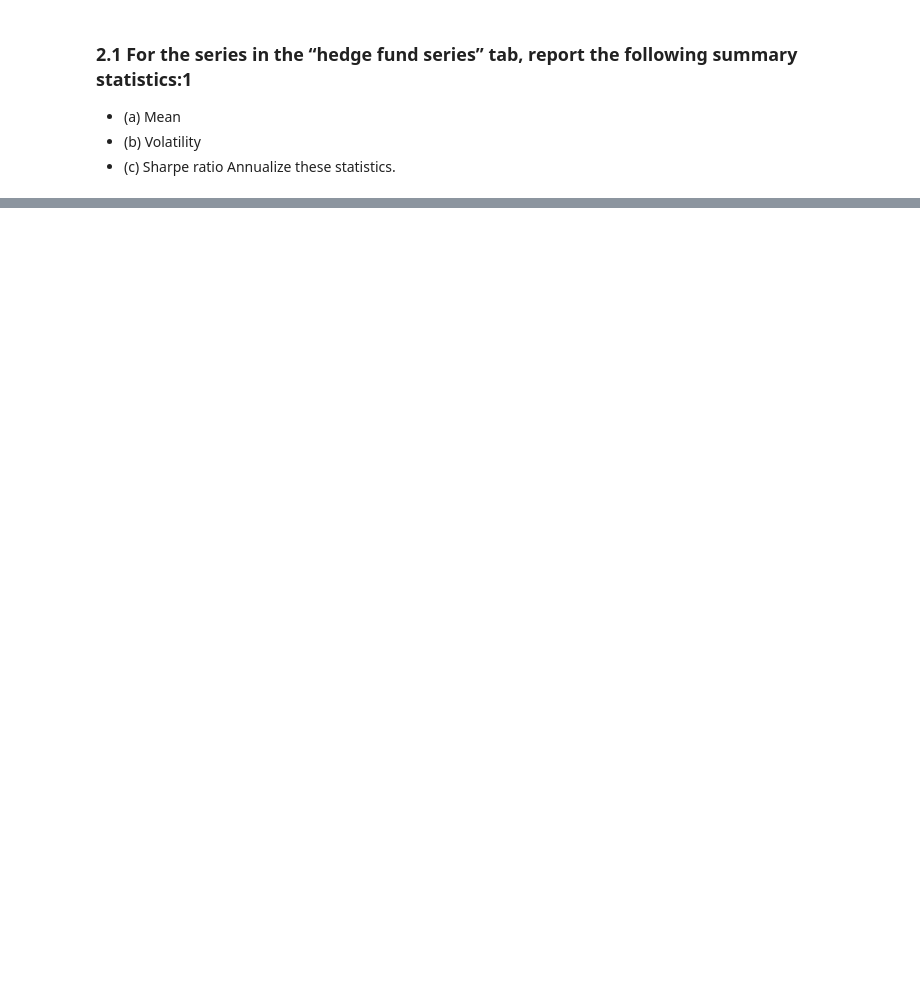
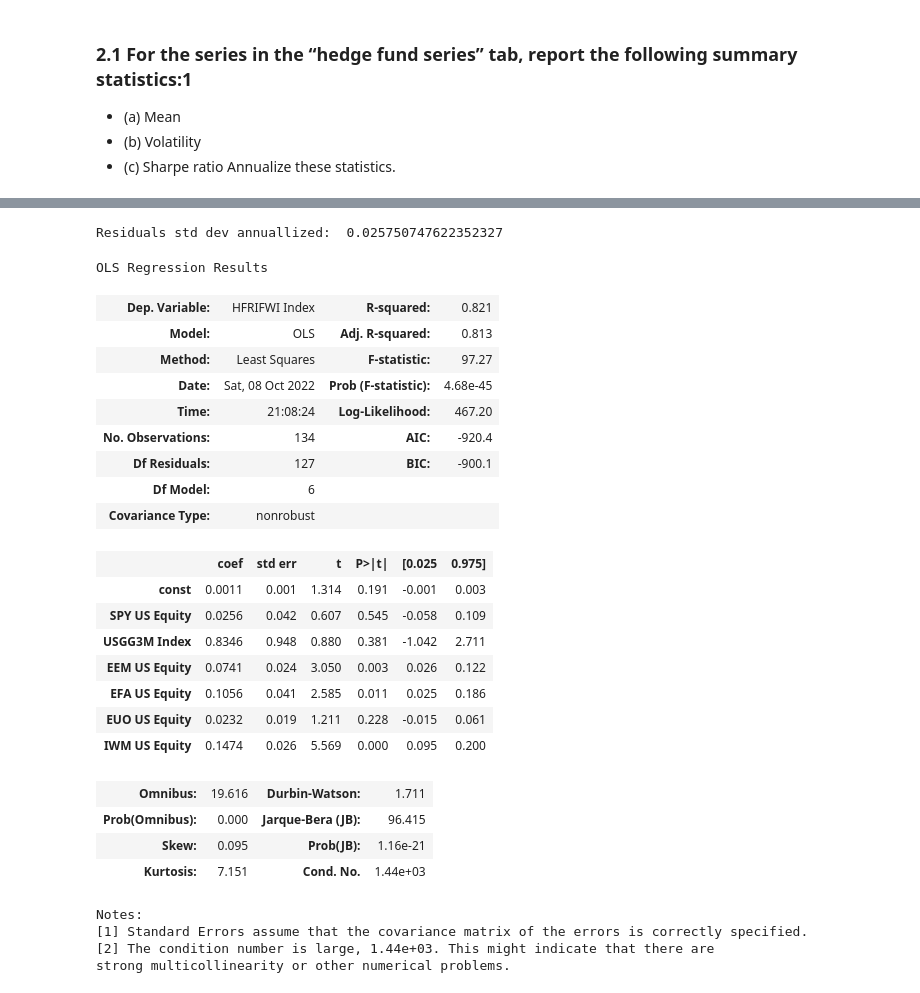
Before and after one commit to alanwake47/finm-36700-portfolio, a Jupyter notebook: week2_hw/workbook_hw2.ipynb, the cells around one changed output, grey strips where cells are left out. Drawn from its saved outputs; the diff is of its cells as text; code cells hidden in the pictures; blank space fills up the shorter version.

```diff
--- a/week2_hw/workbook_hw2.ipynb
+++ b/week2_hw/workbook_hw2.ipynb
@@ -34,0 +204,34 @@ warnings.filterwarnings("ignore")
+# %%
+y = hf['HFRIFWI Index']
+X = sm.add_constant(ml)
+reg = sm.OLS(y, X).fit()
+print("Residuals std dev annuallized: ", reg.resid.std() * np.sqrt(12))
+reg.summary()
+# %% [output]
+Residuals std dev annuallized:  0.025750747622352327
+OLS Regression Results
+| Dep. Variable: | HFRIFWI Index | R-squared: | 0.821 |
+| Model: | OLS | Adj. R-squared: | 0.813 |
+| Method: | Least Squares | F-statistic: | 97.27 |
+| Date: | Sat, 08 Oct 2022 | Prob (F-statistic): | 4.68e-45 |
+| Time: | 21:08:24 | Log-Likelihood: | 467.20 |
+| No. Observations: | 134 | AIC: | -920.4 |
+| Df Residuals: | 127 | BIC: | -900.1 |
+| Df Model: | 6 |  |  |
+| Covariance Type: | nonrobust |  |  |
+|  | coef | std err | t | P>|t| | [0.025 | 0.975] |
+| const | 0.0011 | 0.001 | 1.314 | 0.191 | -0.001 | 0.003 |
+| SPY US Equity | 0.0256 | 0.042 | 0.607 | 0.545 | -0.058 | 0.109 |
+| USGG3M Index | 0.8346 | 0.948 | 0.880 | 0.381 | -1.042 | 2.711 |
+| EEM US Equity | 0.0741 | 0.024 | 3.050 | 0.003 | 0.026 | 0.122 |
+| EFA US Equity | 0.1056 | 0.041 | 2.585 | 0.011 | 0.025 | 0.186 |
+| EUO US Equity | 0.0232 | 0.019 | 1.211 | 0.228 | -0.015 | 0.061 |
+| IWM US Equity | 0.1474 | 0.026 | 5.569 | 0.000 | 0.095 | 0.200 |
+| Omnibus: | 19.616 | Durbin-Watson: | 1.711 |
+| Prob(Omnibus): | 0.000 | Jarque-Bera (JB): | 96.415 |
+| Skew: | 0.095 | Prob(JB): | 1.16e-21 |
+| Kurtosis: | 7.151 | Cond. No. | 1.44e+03 |
+Notes:
+[1] Standard Errors assume that the covariance matrix of the errors is correctly specified.
+[2] The condition number is large, 1.44e+03. This might indicate that there are
+strong multicollinearity or other numerical problems.
```
Also changed, not shown: parts of 31 cells of this notebook.
